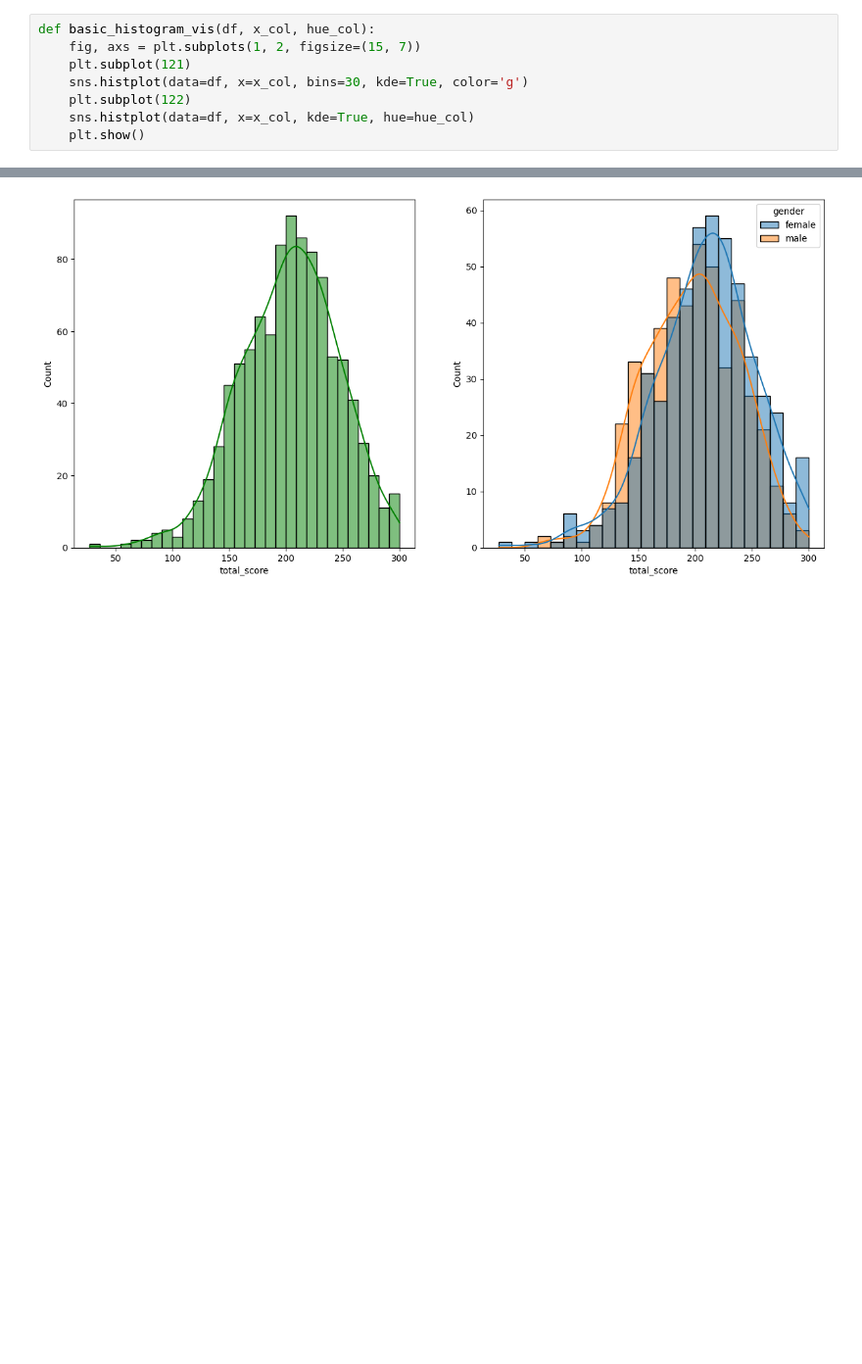
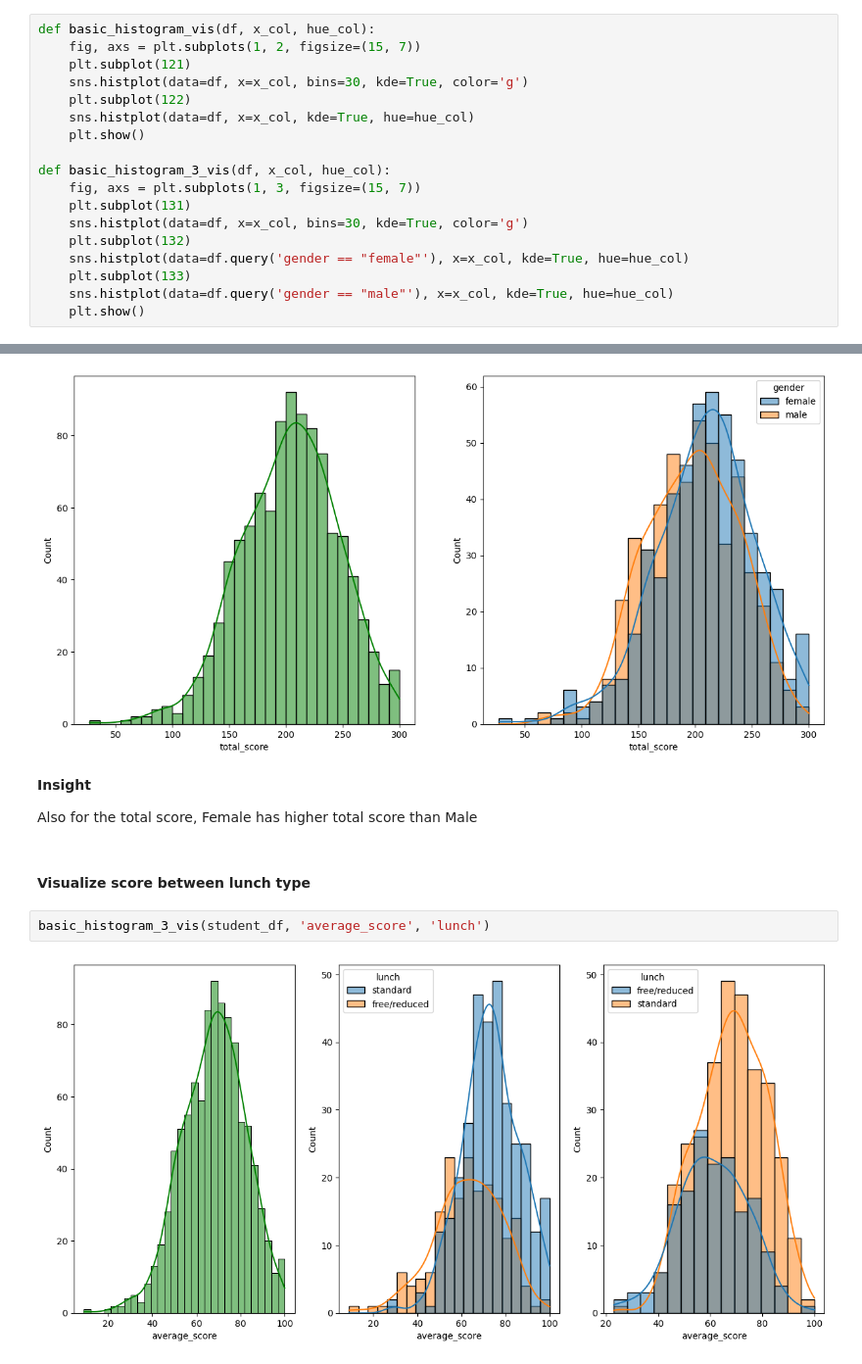
Before and after one commit to evanarnanda/PredictStudentTestScore, a Jupyter notebook: notebook/EDA.ipynb, the cells around one changed output, grey strips where cells are left out. Shown: that part at 98% size. Saved outputs shown, nothing was run; the diff lists cells and outputs as text; blank space fills up the shorter version.

Commit message:
more vis for between lunch that student get

```diff
--- a/notebook/EDA.ipynb
+++ b/notebook/EDA.ipynb
@@ -278,3 +280,13 @@ def basic_histogram_vis(df, x_col, hue_col):
     plt.subplot(122)
     sns.histplot(data=df, x=x_col, kde=True, hue=hue_col)
     plt.show()
+
+def basic_histogram_3_vis(df, x_col, hue_col):
+    fig, axs = plt.subplots(1, 3, figsize=(15, 7))
+    plt.subplot(131)
+    sns.histplot(data=df, x=x_col, bins=30, kde=True, color='g')
+    plt.subplot(132)
+    sns.histplot(data=df.query('gender == "female"'), x=x_col, kde=True, hue=hue_col)
+    plt.subplot(133)
+    sns.histplot(data=df.query('gender == "male"'), x=x_col, kde=True, hue=hue_col)
+    plt.show()
@@ -286,3 +306,13 @@ basic_histogram_vis(student_df, 'average_score', 'gender')
 basic_histogram_vis(student_df, 'total_score', 'gender')
 # %% [output]
 [figure]
+# %% [markdown]
+**Insight**
+
+Also for the total score, Female has higher total score than Male
+# %% [markdown]
+#### Visualize score between lunch type
+# %%
+basic_histogram_3_vis(student_df, 'average_score', 'lunch')
+# %% [output]
+[figure, added]
```
Also changed, not shown: parts of 6 cells of this notebook.
